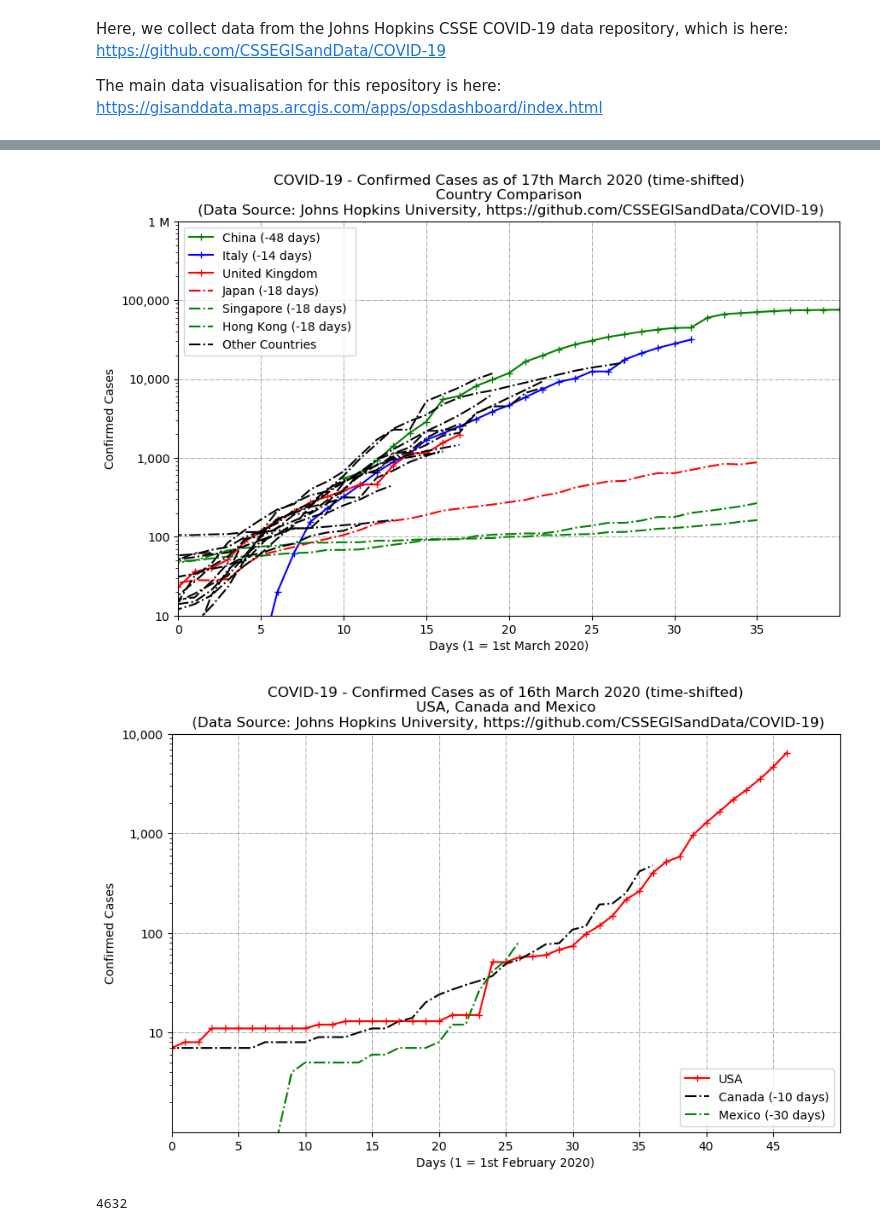
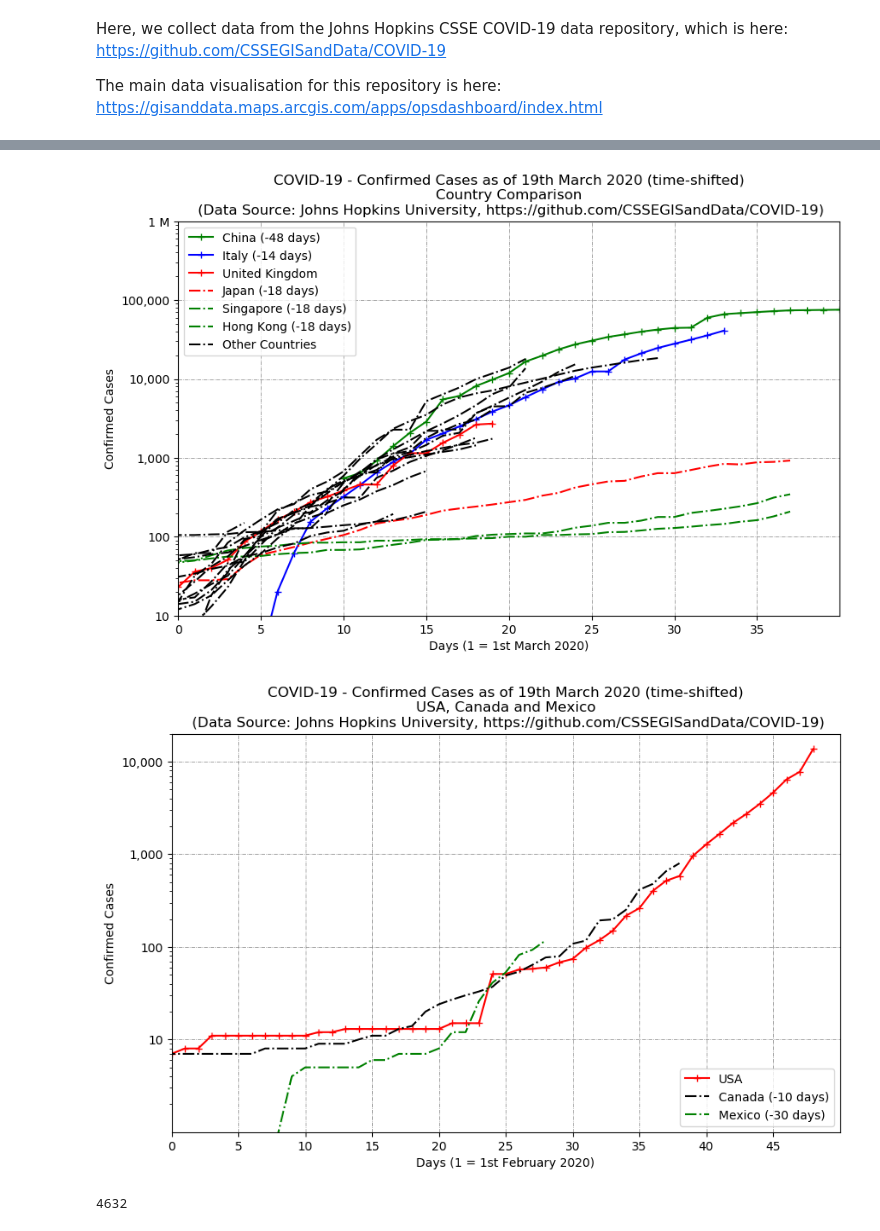
Before and after one commit to hywelowen/coronavirusgraphs, a Jupyter notebook: coronavirus.ipynb, the cells around one changed output, grey strips where cells are left out. Drawn from its saved outputs; the diff is of its cells as text; code cells hidden in the pictures.

```diff
--- a/coronavirus.ipynb
+++ b/coronavirus.ipynb
@@ -376,32 +376,32 @@ plt.ylabel('Confirmed Cases')
 #plt.legend(['Italy (-12dy)','Germany (-4dy)','France (-4dy)','USA (-2dy)','S. Korea (-15dy)','China (-48dy)','Iran (-10dy)','India (+2dy)','United Kingdom'])
 plt.rcParams["legend.loc"] = 'upper left'
 plt.legend(['China (-48 days)','Italy (-14 days)','United Kingdom', 'Japan (-18 days)','Singapore (-18 days)','Hong Kong (-18 days)','Other Countries'])
-plt.title('COVID-19 - Confirmed Cases as of 17th March 2020 (time-shifted)\nCountry Comparison\n (Data Source: Johns Hopkins University, https://github.com/CSSEGISandData/COVID-19)')
+plt.title('COVID-19 - Confirmed Cases as of 19th March 2020 (time-shifted)\nCountry Comparison\n (Data Source: Johns Hopkins University, https://github.com/CSSEGISandData/COVID-19)')
 plt.savefig("coronaviruscases_all.png")
 # %% [output]
-[figure, old version]
+[figure, new version]
 # %%
 # Confirmed Cases
 plt.rcParams["legend.loc"] = 'lower right'
 plt.figure(figsize=(10,6))
 plt.plot(29+covid_confirmed_days,df_cases_us,'r+-')
 plt.plot(29+covid_confirmed_days-10,df_cases_canada,'k-.')
 plt.plot(29+covid_confirmed_days-20,df_cases_mexico,'g-.')
 #plt.plot(covid_confirmed_days+48,df_cases_world,'+-.')
 plt.grid(linestyle='-.', linewidth='0.5', color='gray')
 plt.yscale('log')
-plt.ylim(1,1e4)
+plt.ylim(1,2e4)
 plt.xlim(0,50)
 plt.xticks(np.arange(0,50,5))
 plt.yticks([10,100,1000,10000],['10','100','1,000','10,000'])
 plt.xlabel('Days (1 = 1st February 2020)')
 plt.ylabel('Confirmed Cases')
 #plt.legend(['Italy (-12dy)','Germany (-4dy)','France (-4dy)','USA (-2dy)','S. Korea (-15dy)','China (-48dy)','Iran (-10dy)','India (+2dy)','United Kingdom'])
 plt.legend(['USA', 'Canada (-10 days)','Mexico (-30 days)'])
-plt.title('COVID-19 - Confirmed Cases as of 16th March 2020 (time-shifted)\nUSA, Canada and Mexico\n (Data Source: Johns Hopkins University, https://github.com/CSSEGISandData/COVID-19)')
+plt.title('COVID-19 - Confirmed Cases as of 19th March 2020 (time-shifted)\nUSA, Canada and Mexico\n (Data Source: Johns Hopkins University, https://github.com/CSSEGISandData/COVID-19)')
 plt.savefig("coronaviruscases_uscanadamexico.png")
 # %% [output]
-[figure, old version]
+[figure, new version]
 # %%
 df_cases_us[-1]
 # %% [output]
```
Also changed, not shown: parts of 11 cells of this notebook, 9 other files.
